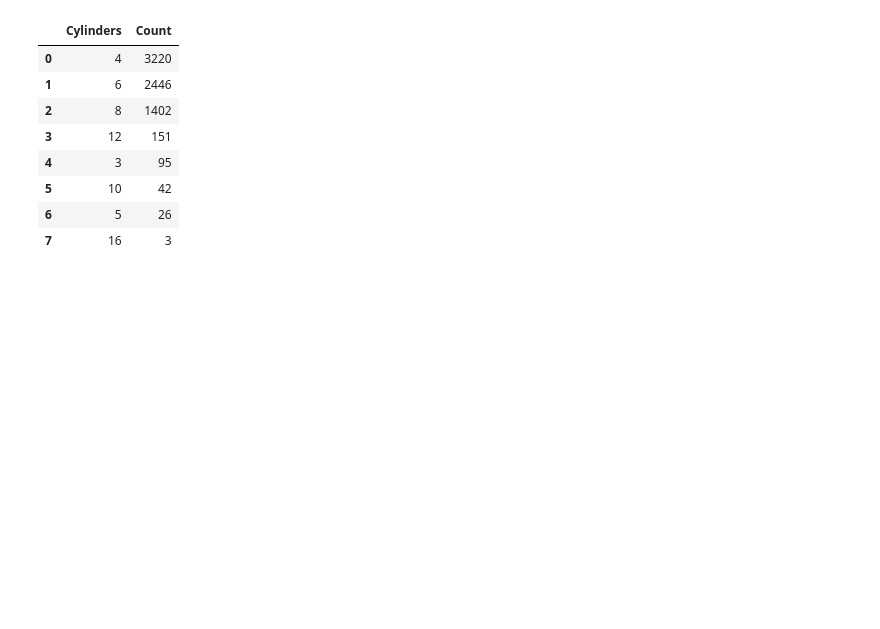
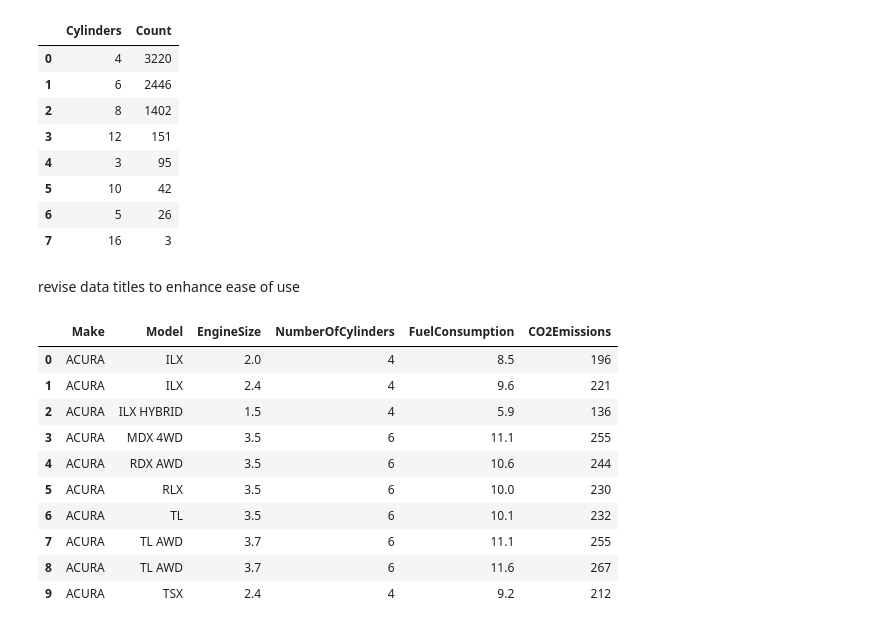
Before and after one commit to theelham/car-emission, a Jupyter notebook: car-emission.ipynb, the cells around one changed output. Saved outputs shown, nothing was run; the diff lists cells and outputs as text; code cells hidden in the pictures; blank space fills up the shorter version.

Commit message:
Revise data titles to enhance ease of use

```diff
--- a/car-emission.ipynb
+++ b/car-emission.ipynb
@@ -119,3 +119,35 @@ cylinders_counts_table.head(len(make_counts_table))
 | 5 | 10 | 42 |
 | 6 | 5 | 26 |
 | 7 | 16 | 3 |
+# %% [markdown]
+revise data titles to enhance ease of use
+# %%
+new_column_names = {
+    'Make': 'Make',
+    'Model': 'Model',
+    'Vehicle Class':'VehicleClass',
+    'Engine Size(L)': 'EngineSize',
+    'Cylinders': 'NumberOfCylinders',
+    'Fuel Type':'FuelType',
+    'Fuel Consumption City (L/100 km)':'FuelConsumptionCity',
+    'Fuel Consumption Hwy (L/100 km)':'FuelConsumptionHwy',
+    'Fuel Consumption Comb (L/100 km)': 'FuelConsumption',
+    'CO2 Emissions(g/km)': 'CO2Emissions'
+}
+
+cdf = df.rename(columns=new_column_names)
+# %%
+cdf = cdf[['Make','Model','EngineSize','NumberOfCylinders','FuelConsumption','CO2Emissions']]
+cdf.head(10)
+# %% [output]
+|  | Make | Model | EngineSize | NumberOfCylinders | FuelConsumption | CO2Emissions |
+| 0 | ACURA | ILX | 2.0 | 4 | 8.5 | 196 |
+| 1 | ACURA | ILX | 2.4 | 4 | 9.6 | 221 |
+| 2 | ACURA | ILX HYBRID | 1.5 | 4 | 5.9 | 136 |
+| 3 | ACURA | MDX 4WD | 3.5 | 6 | 11.1 | 255 |
+| 4 | ACURA | RDX AWD | 3.5 | 6 | 10.6 | 244 |
+| 5 | ACURA | RLX | 3.5 | 6 | 10.0 | 230 |
+| 6 | ACURA | TL | 3.5 | 6 | 10.1 | 232 |
+| 7 | ACURA | TL AWD | 3.7 | 6 | 11.1 | 255 |
+| 8 | ACURA | TL AWD | 3.7 | 6 | 11.6 | 267 |
+| 9 | ACURA | TSX | 2.4 | 4 | 9.2 | 212 |
```
